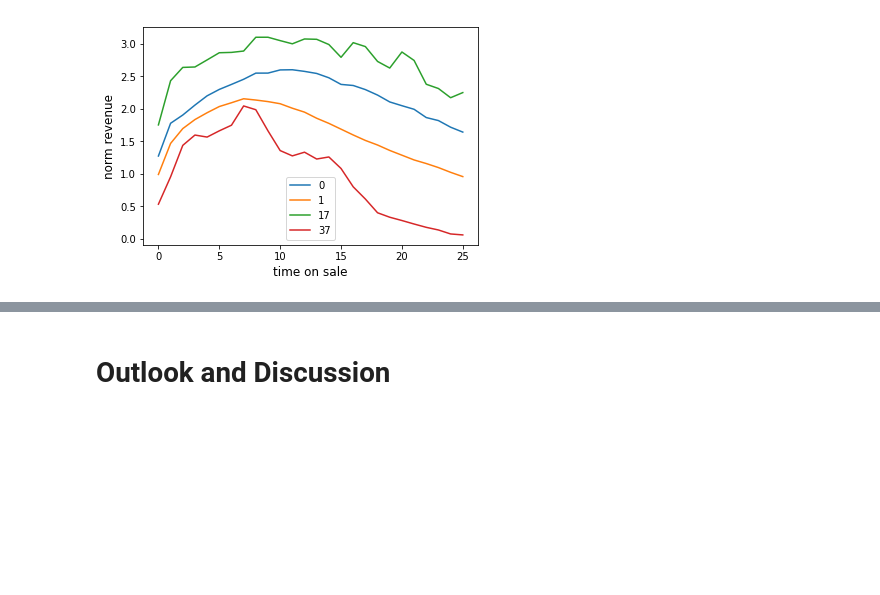
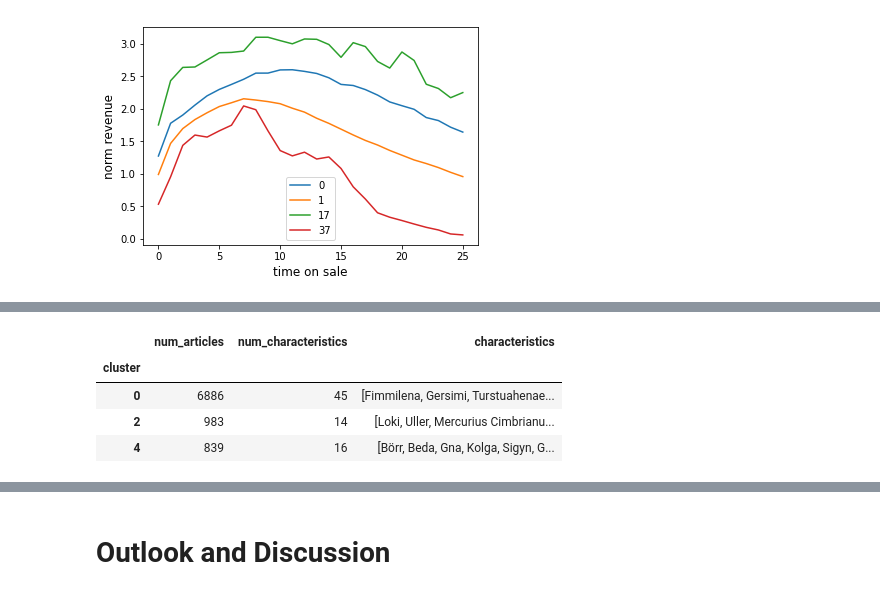
Before and after one commit to indyfree/tailor, a Jupyter notebook: notebooks/10-presentation-notebook.ipynb, the cells around one changed output, grey strips where cells are left out. Saved outputs shown, nothing was run; the diff lists cells and outputs as text; code cells hidden in the pictures; blank space fills up the shorter version.

```diff
--- a/notebooks/10-presentation-notebook.ipynb
+++ b/notebooks/10-presentation-notebook.ipynb
@@ -451,0 +496,9 @@ explained variance ratio (first two components): [0.38980119 0.17278818]
+# %%
+c = merge_min_clusters(c, feat, min_cluster_size, distance.absolute, target_value)
+cluster_characteristics(c, feat)
+# %% [output]
+|  | num_articles | num_characteristics | characteristics |
+| cluster |  |  |  |
+| 0 | 6886 | 45 | [Fimmilena, Gersimi, Turstuahenae... |
+| 2 | 983 | 14 | [Loki, Uller, Mercurius Cimbrianu... |
+| 4 | 839 | 16 | [Börr, Beda, Gna, Kolga, Sigyn, G... |
```
Also changed, not shown: parts of 14 cells of this notebook, 1 other file.
